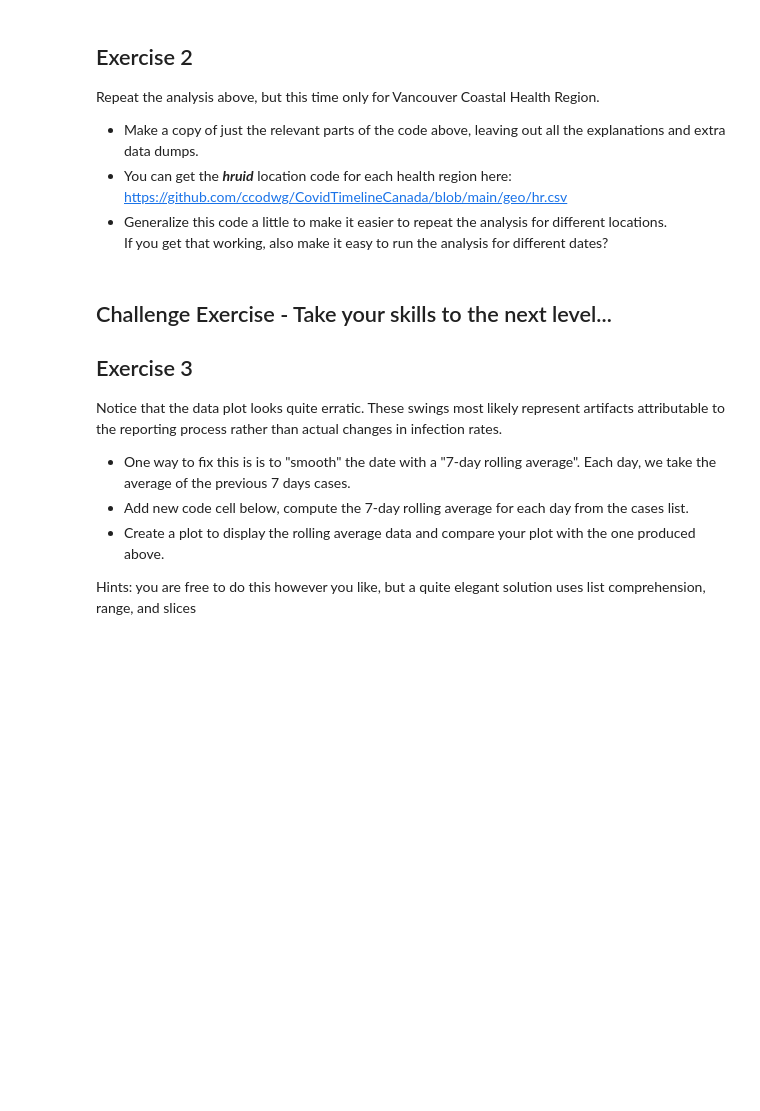
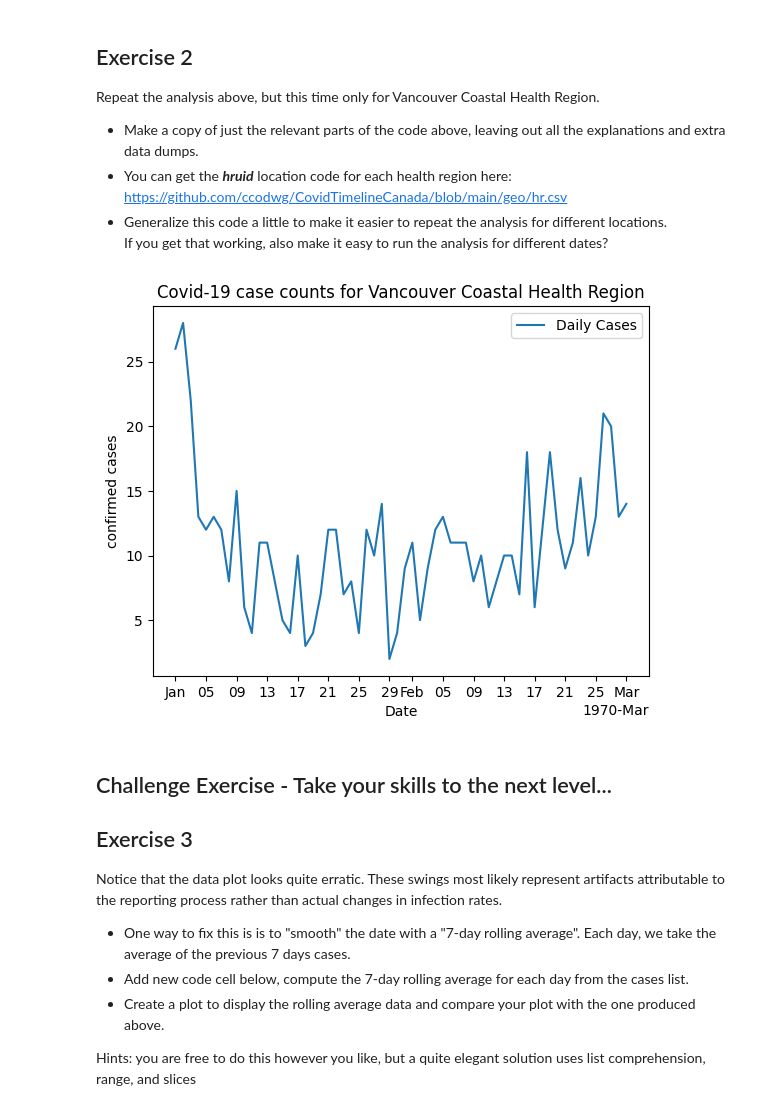
Before and after one commit to padibi4/cap-comp215, a Jupyter notebook: labs/lab01-intro.ipynb, the cells around one changed output. Saved outputs shown, nothing was run; the diff lists cells and outputs as text; code cells hidden in the pictures; blank space fills up the shorter version.

```diff
--- a/labs/lab01-intro.ipynb
+++ b/labs/lab01-intro.ipynb
@@ -152,3 +157,42 @@ Repeat the analysis above, but this time only for Vancouver Coastal Health Regio
+# %%
+# Ex. 2 your code here
+import datetime, json, requests
+import matplotlib.pyplot as plt
+import  matplotlib.dates as mdates
+from pprint import pprint
+
+url= "https://api.opencovid.ca/timeseries?stat=all&geo=hr&loc=593&after=2023-11-01"
+response_2 = requests.request("GET", url, headers={}, data={})
+result_2=json.loads(response_2.text)
+
+cases_total = result_2['data']['cases']
+dates_case = [daily['date'] for daily in cases_total]
+n_cases_b = [daily['value_daily'] for daily in cases_total]
+
+datetime_obj = [datetime.datetime.strptime(date, '%Y-%m-%d') for date in dates_case]
+dates_case2 = [dt.date() for dt in datetime_obj]
+
+
+def format_date_axis(ax):
+  """ format the dates shown on the x-axis of given axes, ax  """
+
+
+  locator = mdates.AutoDateLocator(minticks=10, maxticks=20)
+  formatter = mdates.ConciseDateFormatter(locator)
+  ax.xaxis.set_major_locator(locator)
+  ax.xaxis.set_major_formatter(formatter)
+
+fig, ax = plt.subplots()
+format_date_axis(ax)
+ax.plot(dates_case, n_cases_b, label='Daily Cases')  # Plot some data on the axes.
+ax.set(
+  title="Covid-19 case counts for Vancouver Coastal Health Region",  # Add a title to the plot.
+  xlabel='Date',                        # Add a label to X axes.
+  ylabel='confirmed cases'             # Add a label to Y axes.
+)
+ax.legend();
+# %% [output]
+[figure, added]
 # %% [markdown]
 ## Challenge Exercise - Take your skills to the next level...
 
```
Also changed, not shown: parts of 7 cells of this notebook.
